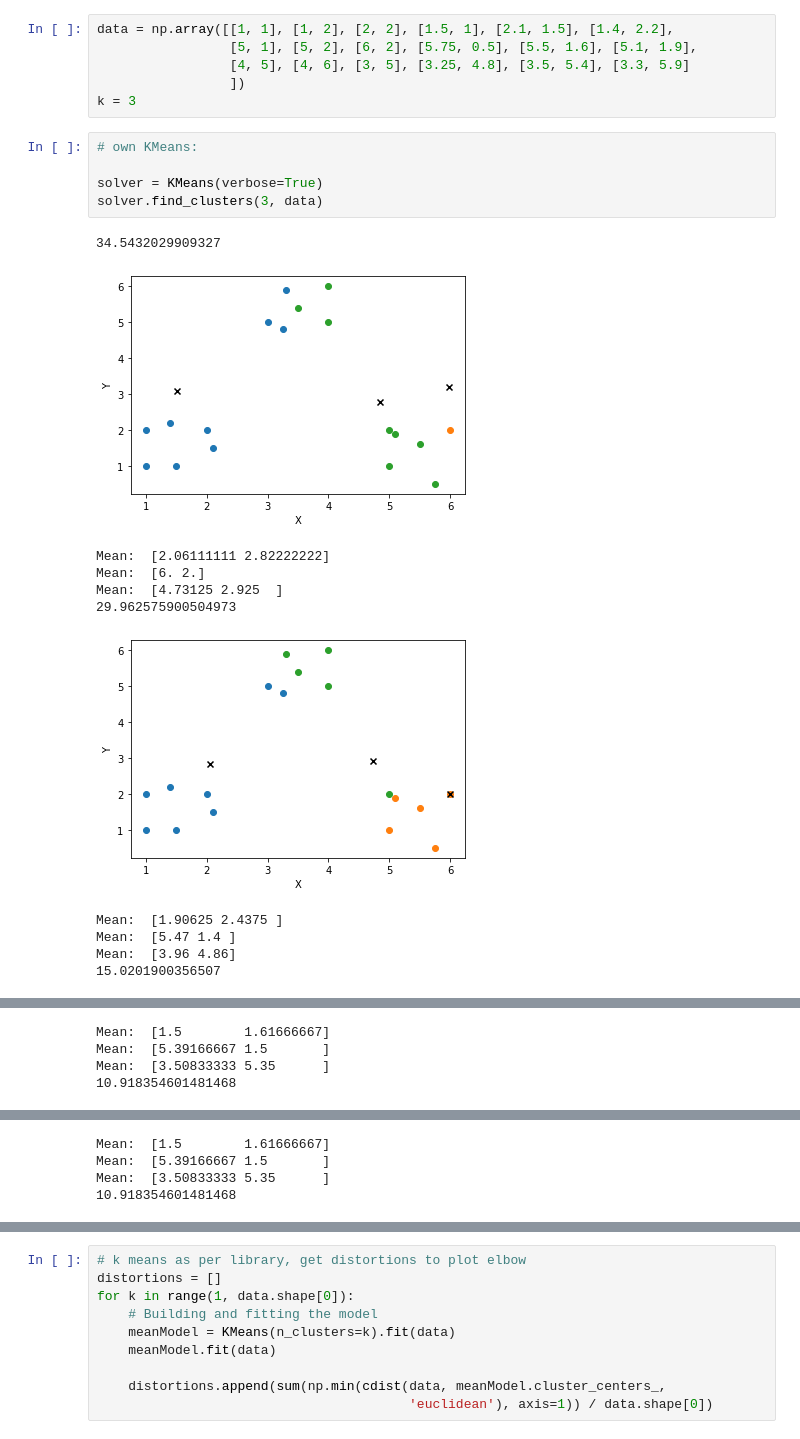
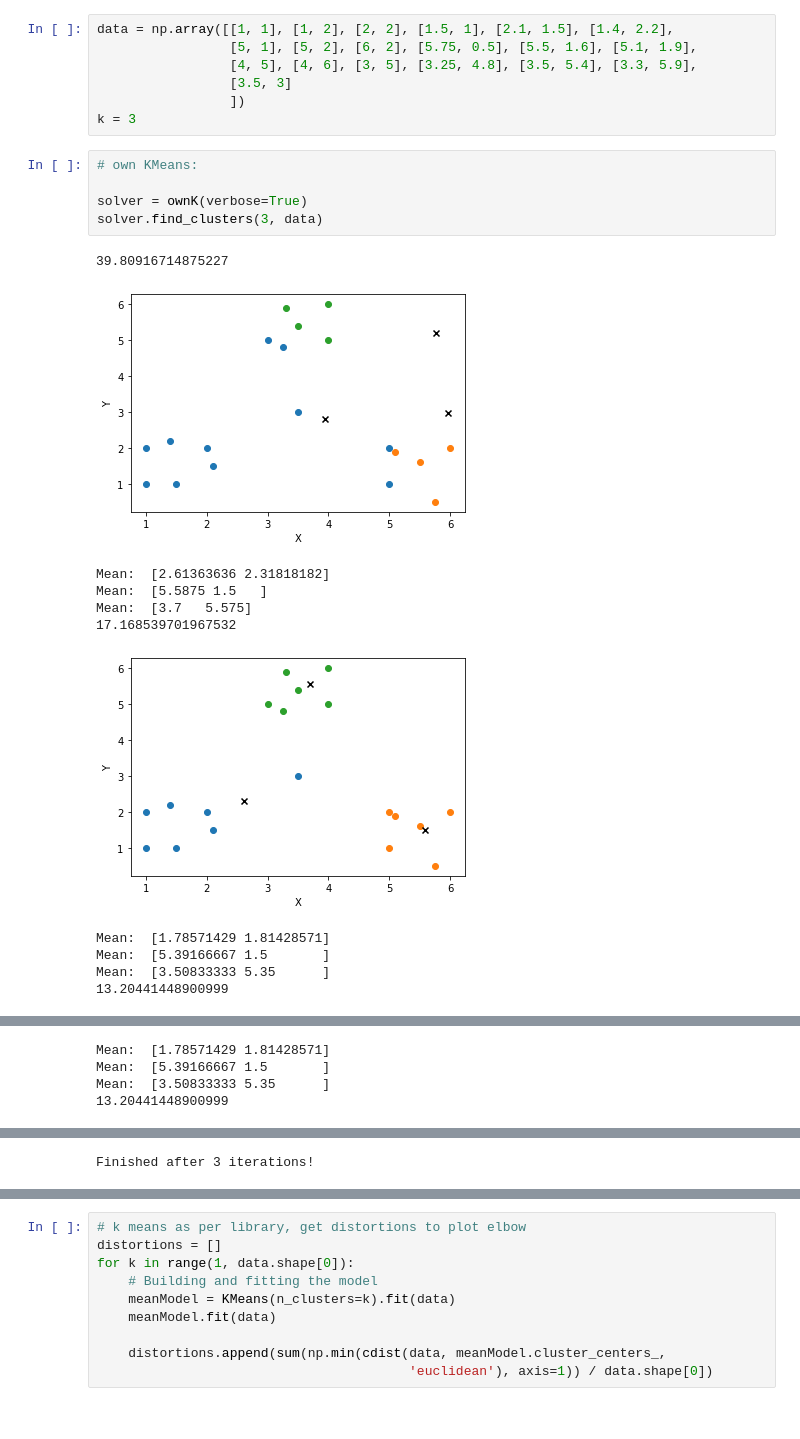
Before and after one commit to Shieldine/clusteranalysis, a Jupyter notebook: Clustering.ipynb, the cells around one changed output, grey strips where cells are left out. Drawn from its saved outputs; the diff is of its cells as text.

```diff
--- a/Clustering.ipynb
+++ b/Clustering.ipynb
@@ -12,23 +12,24 @@ from sklearn import metrics
 # %%
 data = np.array([[1, 1], [1, 2], [2, 2], [1.5, 1], [2.1, 1.5], [1.4, 2.2],
                  [5, 1], [5, 2], [6, 2], [5.75, 0.5], [5.5, 1.6], [5.1, 1.9],
-                 [4, 5], [4, 6], [3, 5], [3.25, 4.8], [3.5, 5.4], [3.3, 5.9]
+                 [4, 5], [4, 6], [3, 5], [3.25, 4.8], [3.5, 5.4], [3.3, 5.9],
+                 [3.5, 3]
                  ])
 k = 3
 # %%
 # own KMeans:
 
-solver = KMeans(verbose=True)
+solver = ownK(verbose=True)
 solver.find_clusters(3, data)
 # %% [output]
-34.5432029909327
+39.80916714875227
-[figure, old version]
+[figure, new version]
-Mean:  [2.06111111 2.82222222]
-Mean:  [6. 2.]
-Mean:  [4.73125 2.925  ]
-29.962575900504973
+Mean:  [2.61363636 2.31818182]
+Mean:  [5.5875 1.5   ]
+Mean:  [3.7   5.575]
+17.168539701967532
-[figure, old version]
+[figure, new version]
-Mean:  [1.90625 2.4375 ]
-Mean:  [5.47 1.4 ]
-Mean:  [3.96 4.86]
-15.0201900356507
+Mean:  [1.78571429 1.81428571]
+Mean:  [5.39166667 1.5       ]
+Mean:  [3.50833333 5.35      ]
+13.20441448900999
@@ -36,4 +37,4 @@ Mean:  [3.96 4.86]
-Mean:  [1.5        1.61666667]
+Mean:  [1.78571429 1.81428571]
 Mean:  [5.39166667 1.5       ]
 Mean:  [3.50833333 5.35      ]
-10.918354601481468
+13.20441448900999
@@ -41,4 +42 @@ Mean:  [3.50833333 5.35      ]
-Mean:  [1.5        1.61666667]
-Mean:  [5.39166667 1.5       ]
-Mean:  [3.50833333 5.35      ]
-10.918354601481468
+Finished after 3 iterations!
```
Also changed, not shown: parts of 4 cells of this notebook, 2 other files.
